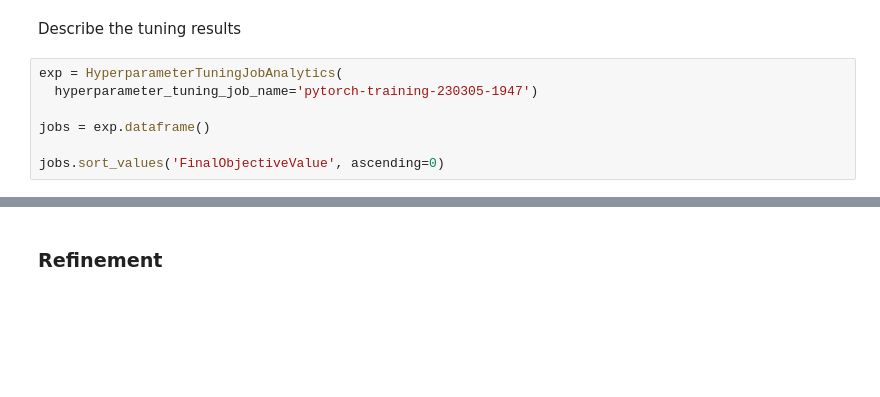
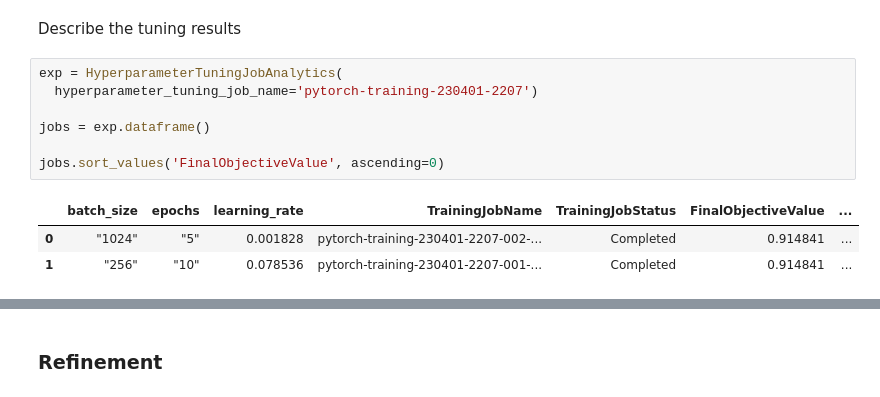
Before and after one commit to mxPorf/Capstone-predict-mortality-EmergencyDepartment, a Jupyter notebook: capstone-project-template-with-sections.ipynb, the cells around one changed output, grey strips where cells are left out. Drawn from its saved outputs; the diff is of its cells as text; blank space fills up the shorter version.

Commit message:
Train model with hyperparameter optimization

```diff
--- a/capstone-project-template-with-sections.ipynb
+++ b/capstone-project-template-with-sections.ipynb
@@ -240,8 +320,12 @@ ResourceLimitExceeded: An error occurred (ResourceLimitExceeded) when calling th
 Describe the tuning results
 # %%
 exp = HyperparameterTuningJobAnalytics(
-  hyperparameter_tuning_job_name='pytorch-training-230305-1947')
+  hyperparameter_tuning_job_name='pytorch-training-230401-2207')
 
 jobs = exp.dataframe()
 
 jobs.sort_values('FinalObjectiveValue', ascending=0)
+# %% [output]
+|  | batch_size | epochs | learning_rate | TrainingJobName | TrainingJobStatus | FinalObjectiveValue | ... |
+| 0 | "1024" | "5" | 0.001828 | pytorch-training-230401-2207-002-... | Completed | 0.914841 | ... |
+| 1 | "256" | "10" | 0.078536 | pytorch-training-230401-2207-001-... | Completed | 0.914841 | ... |
```
Also changed, not shown: parts of 18 cells of this notebook, 1 other file.
